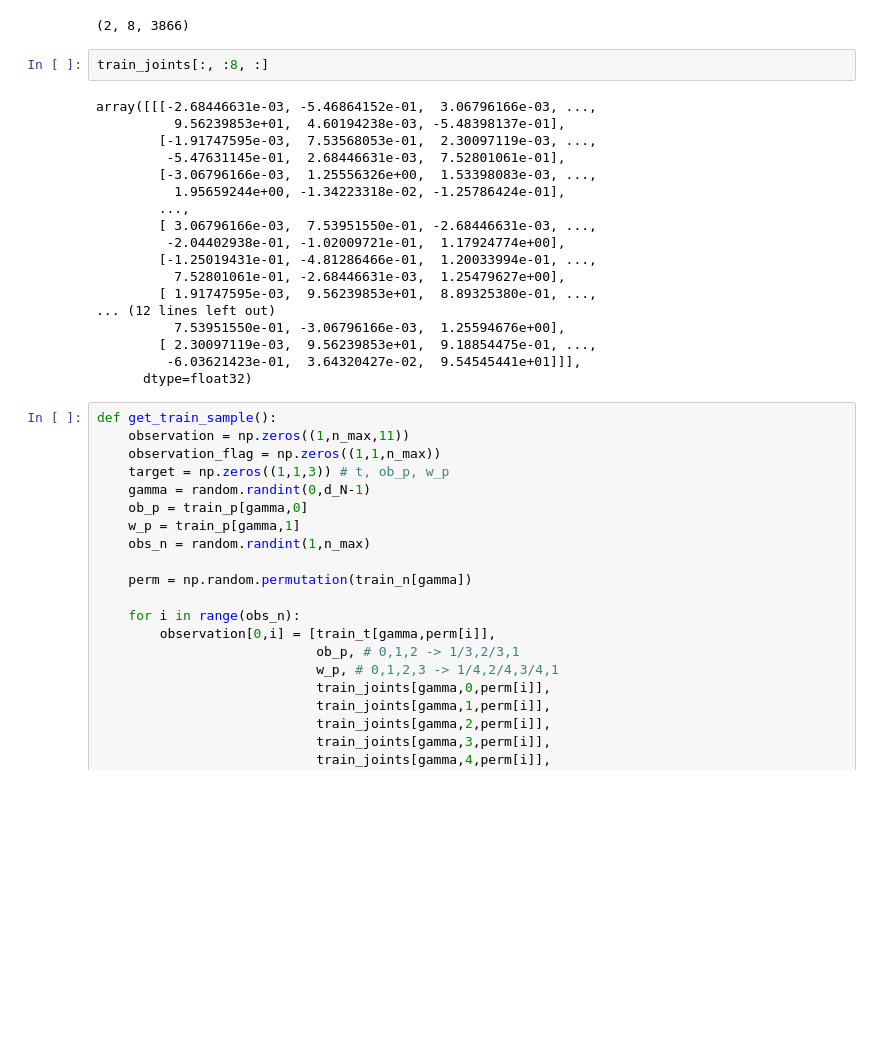
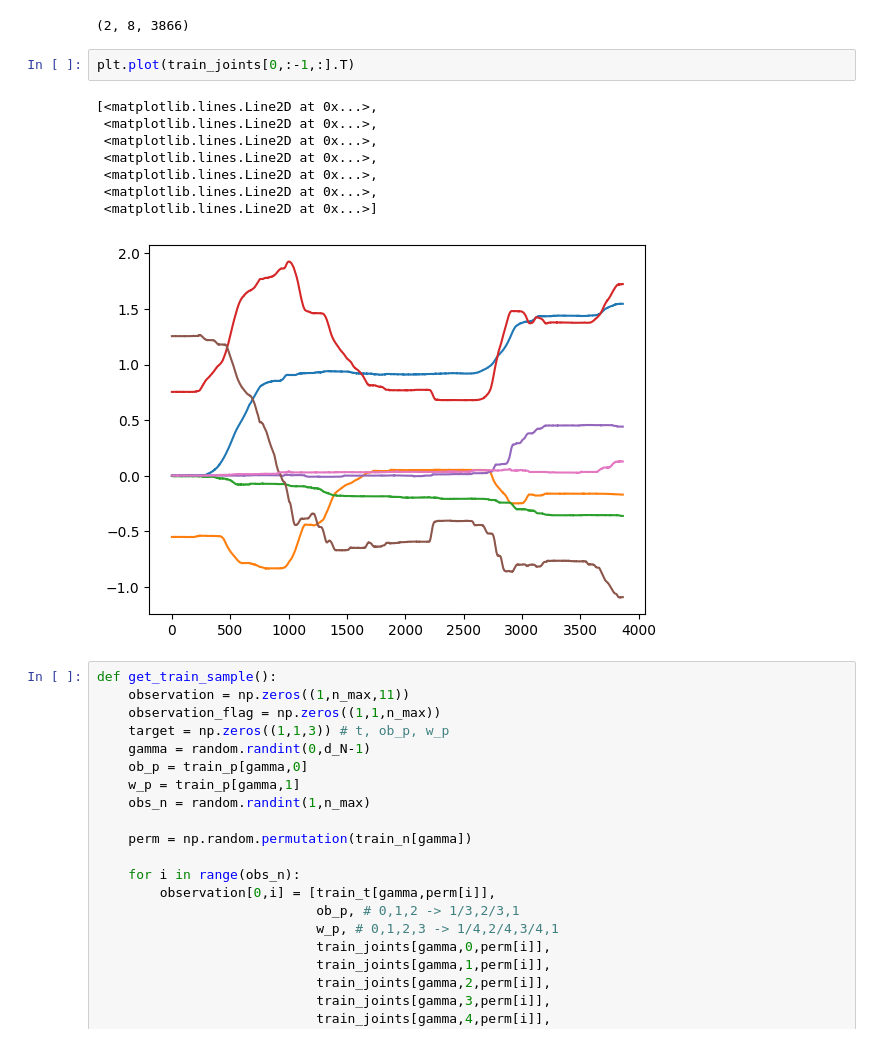
Before and after one commit to demet47/Cappuccino-Preparing-Robot-Baxter, a Jupyter notebook: Task Parameterization and Generalization/Task Parameterization and Generalization.ipynb, the cells around one changed output. Saved outputs shown, nothing was run; the diff lists cells and outputs as text; blank space fills up the shorter version.

```diff
--- a/Task Parameterization and Generalization/Task Parameterization and Generalization.ipynb
+++ b/Task Parameterization and Generalization/Task Parameterization and Generalization.ipynb
@@ -50,26 +86,17 @@ array([[0.57734376, 0.80859375],
 train_joints.shape
 # %% [output]
 (2, 8, 3866)
-# %%
-train_joints[:, :8, :]
-# %% [output]
-array([[[-2.68446631e-03, -5.46864152e-01,  3.06796166e-03, ...,
-          9.56239853e+01,  4.60194238e-03, -5.48398137e-01],
-        [-1.91747595e-03,  7.53568053e-01,  2.30097119e-03, ...,
-         -5.47631145e-01,  2.68446631e-03,  7.52801061e-01],
-        [-3.06796166e-03,  1.25556326e+00,  1.53398083e-03, ...,
-          1.95659244e+00, -1.34223318e-02, -1.25786424e-01],
-        ...,
-        [ 3.06796166e-03,  7.53951550e-01, -2.68446631e-03, ...,
-         -2.04402938e-01, -1.02009721e-01,  1.17924774e+00],
-        [-1.25019431e-01, -4.81286466e-01,  1.20033994e-01, ...,
-          7.52801061e-01, -2.68446631e-03,  1.25479627e+00],
-        [ 1.91747595e-03,  9.56239853e+01,  8.89325380e-01, ...,
-... (12 lines left out)
-          7.53951550e-01, -3.06796166e-03,  1.25594676e+00],
-        [ 2.30097119e-03,  9.56239853e+01,  9.18854475e-01, ...,
-         -6.03621423e-01,  3.64320427e-02,  9.54545441e+01]]],
-      dtype=float32)
+# %%
+plt.plot(train_joints[0,:-1,:].T)
+# %% [output]
+[<matplotlib.lines.Line2D at 0x...>,
+ <matplotlib.lines.Line2D at 0x...>,
+ <matplotlib.lines.Line2D at 0x...>,
+ <matplotlib.lines.Line2D at 0x...>,
+ <matplotlib.lines.Line2D at 0x...>,
+ <matplotlib.lines.Line2D at 0x...>,
+ <matplotlib.lines.Line2D at 0x...>]
+[figure, added]
 # %%
 def get_train_sample():
     observation = np.zeros((1,n_max,11))
```
Also changed, not shown: parts of 16 cells of this notebook.
